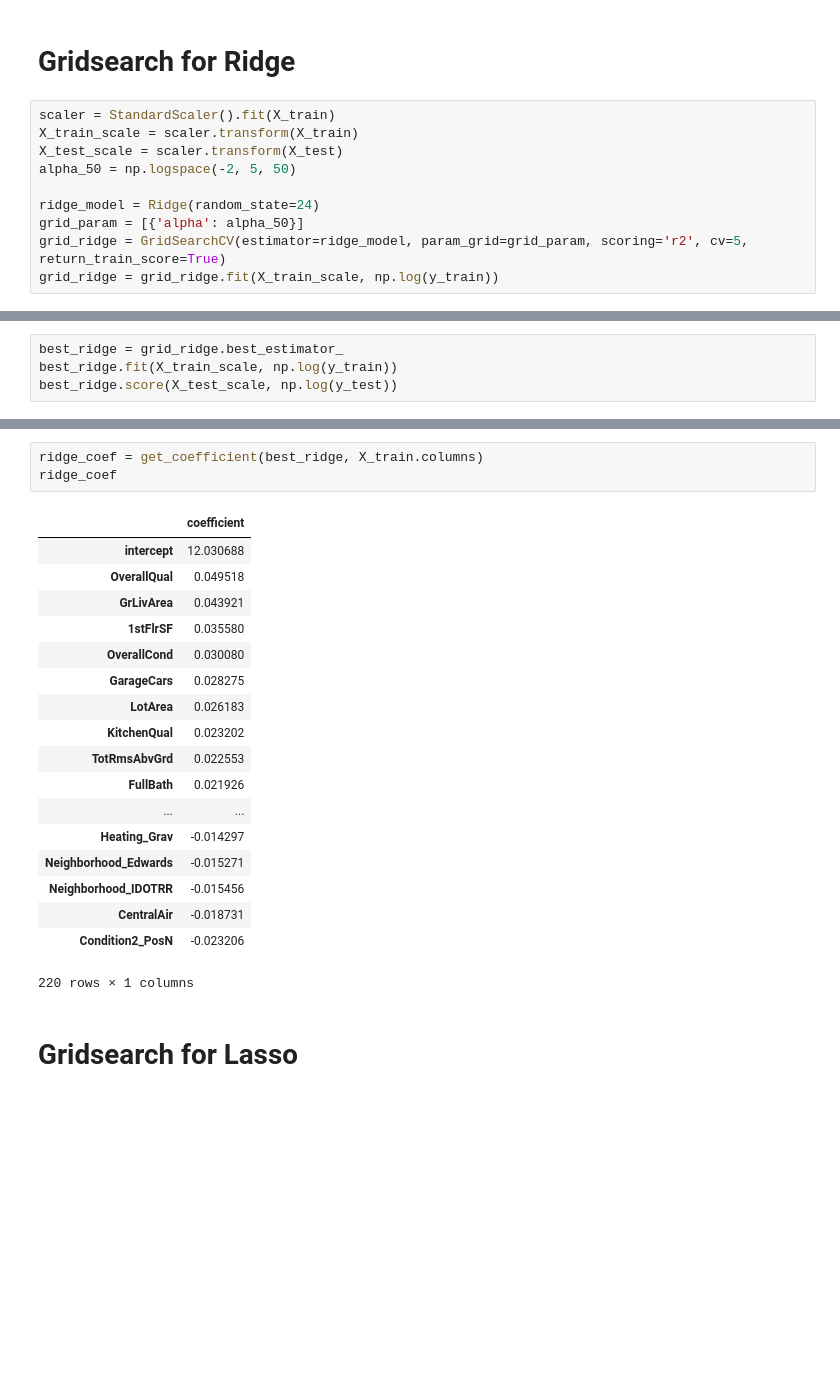
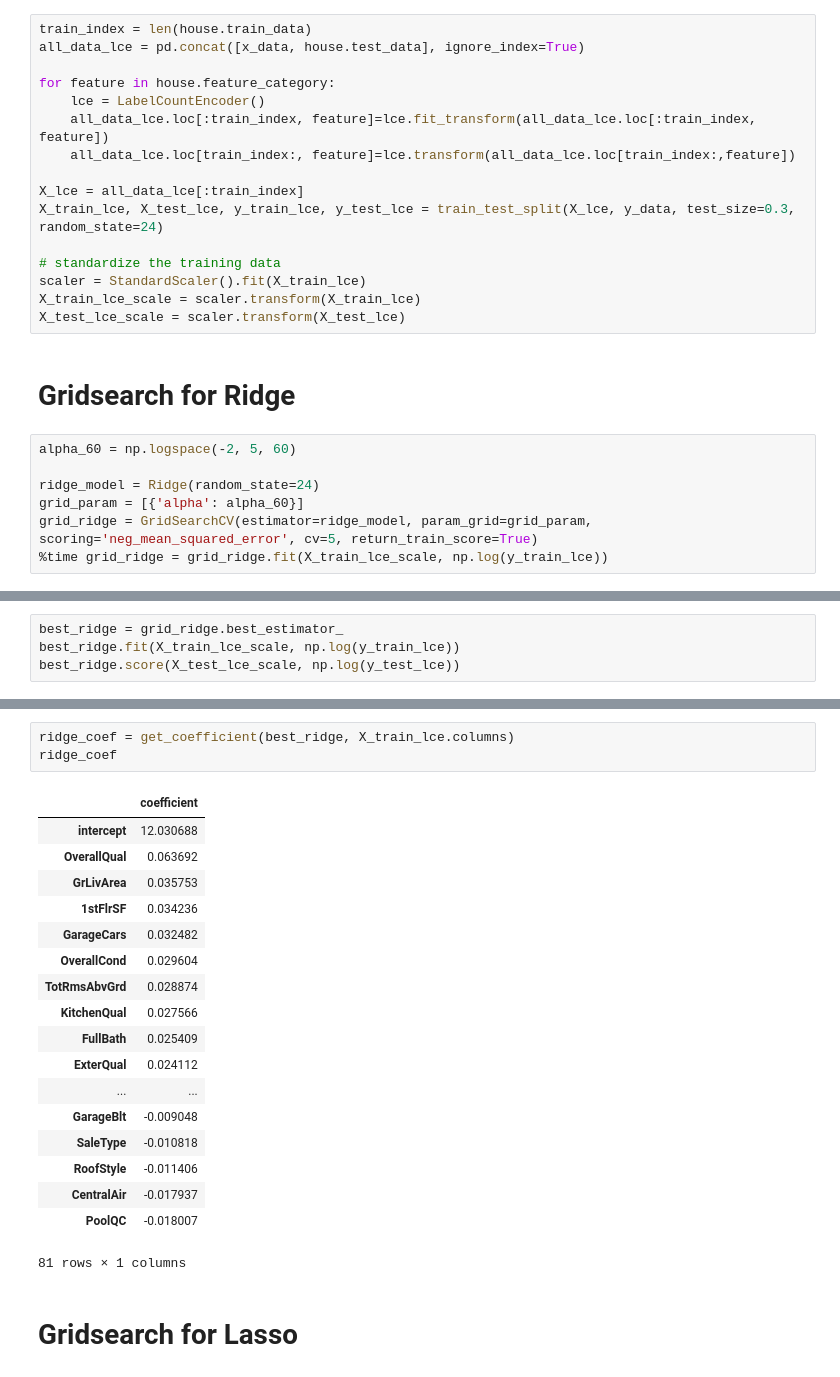
Before and after one commit to deanjgoldman/housing-ml, a Jupyter notebook: msun_house_price_kaggle.ipynb, the cells around one changed output, grey strips where cells are left out. Cells and saved outputs as stored; diff of their text form; blank space fills up the shorter version.

```diff
--- a/msun_house_price_kaggle.ipynb
+++ b/msun_house_price_kaggle.ipynb
@@ -428,12 +429,25 @@ lm_coef
+# %%
+train_index = len(house.train_data)
+all_data_lce = pd.concat([x_data, house.test_data], ignore_index=True)
+
+for feature in house.feature_category:
+    lce = LabelCountEncoder()
+    all_data_lce.loc[:train_index, feature]=lce.fit_transform(all_data_lce.loc[:train_index, feature])
+    all_data_lce.loc[train_index:, feature]=lce.transform(all_data_lce.loc[train_index:,feature])
+
+X_lce = all_data_lce[:train_index]
+X_train_lce, X_test_lce, y_train_lce, y_test_lce = train_test_split(X_lce, y_data, test_size=0.3, random_state=24)
+
+# standardize the training data
+scaler = StandardScaler().fit(X_train_lce)
+X_train_lce_scale = scaler.transform(X_train_lce)
+X_test_lce_scale = scaler.transform(X_test_lce)
 # %% [markdown]
 # Gridsearch for Ridge
 # %%
-scaler = StandardScaler().fit(X_train)
-X_train_scale = scaler.transform(X_train)
-X_test_scale = scaler.transform(X_test)
-alpha_50 = np.logspace(-2, 5, 50)
+alpha_60 = np.logspace(-2, 5, 60)
 
 ridge_model = Ridge(random_state=24)
-grid_param = [{'alpha': alpha_50}]
-grid_ridge = GridSearchCV(estimator=ridge_model, param_grid=grid_param, scoring='r2', cv=5, return_train_score=True)
-grid_ridge = grid_ridge.fit(X_train_scale, np.log(y_train))
+grid_param = [{'alpha': alpha_60}]
+grid_ridge = GridSearchCV(estimator=ridge_model, param_grid=grid_param, scoring='neg_mean_squared_error', cv=5, return_train_score=True)
+%time grid_ridge = grid_ridge.fit(X_train_lce_scale, np.log(y_train_lce))
@@ -450,5 +467,5 @@ grid_ridge.best_score_
 # %%
 best_ridge = grid_ridge.best_estimator_
-best_ridge.fit(X_train_scale, np.log(y_train))
-best_ridge.score(X_test_scale, np.log(y_test))
+best_ridge.fit(X_train_lce_scale, np.log(y_train_lce))
+best_ridge.score(X_test_lce_scale, np.log(y_test_lce))
 # %% [output]
@@ -456,25 +498,25 @@ best_ridge.score(X_test_scale, np.log(y_test))
 # %%
-ridge_coef = get_coefficient(best_ridge, X_train.columns)
+ridge_coef = get_coefficient(best_ridge, X_train_lce.columns)
 ridge_coef
 # %% [output]
 |  | coefficient |
 | intercept | 12.030688 |
-| OverallQual | 0.049518 |
-| GrLivArea | 0.043921 |
-| 1stFlrSF | 0.035580 |
-| OverallCond | 0.030080 |
-| GarageCars | 0.028275 |
-| LotArea | 0.026183 |
-| KitchenQual | 0.023202 |
-| TotRmsAbvGrd | 0.022553 |
-| FullBath | 0.021926 |
+| OverallQual | 0.063692 |
+| GrLivArea | 0.035753 |
+| 1stFlrSF | 0.034236 |
+| GarageCars | 0.032482 |
+| OverallCond | 0.029604 |
+| TotRmsAbvGrd | 0.028874 |
+| KitchenQual | 0.027566 |
+| FullBath | 0.025409 |
+| ExterQual | 0.024112 |
 | ... | ... |
-| Heating_Grav | -0.014297 |
-| Neighborhood_Edwards | -0.015271 |
-| Neighborhood_IDOTRR | -0.015456 |
-| CentralAir | -0.018731 |
-| Condition2_PosN | -0.023206 |
+| GarageBlt | -0.009048 |
+| SaleType | -0.010818 |
+| RoofStyle | -0.011406 |
+| CentralAir | -0.017937 |
+| PoolQC | -0.018007 |
-220 rows × 1 columns
+81 rows × 1 columns
 # %% [markdown]
 # Gridsearch for Lasso
 # %%
```
Also changed, not shown: parts of 38 cells of this notebook.
